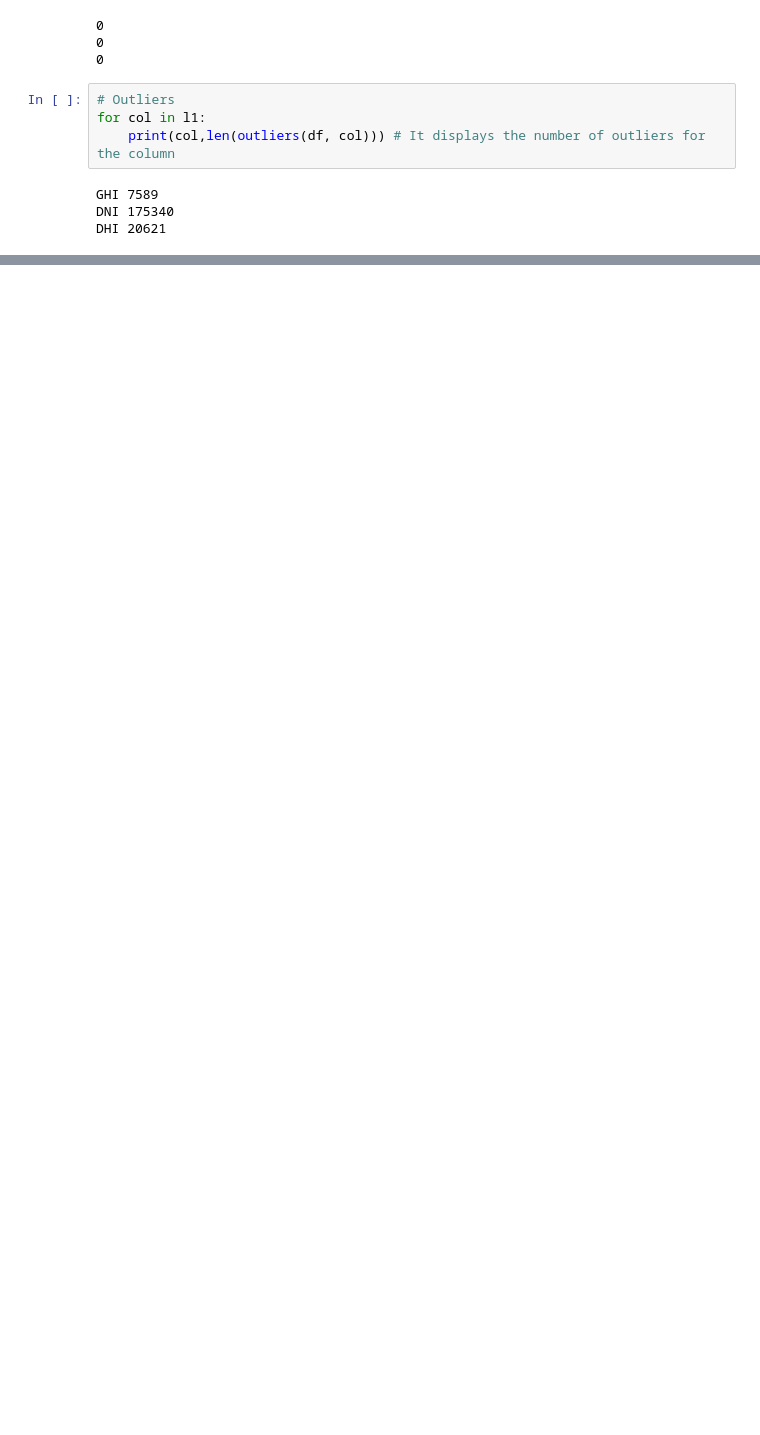
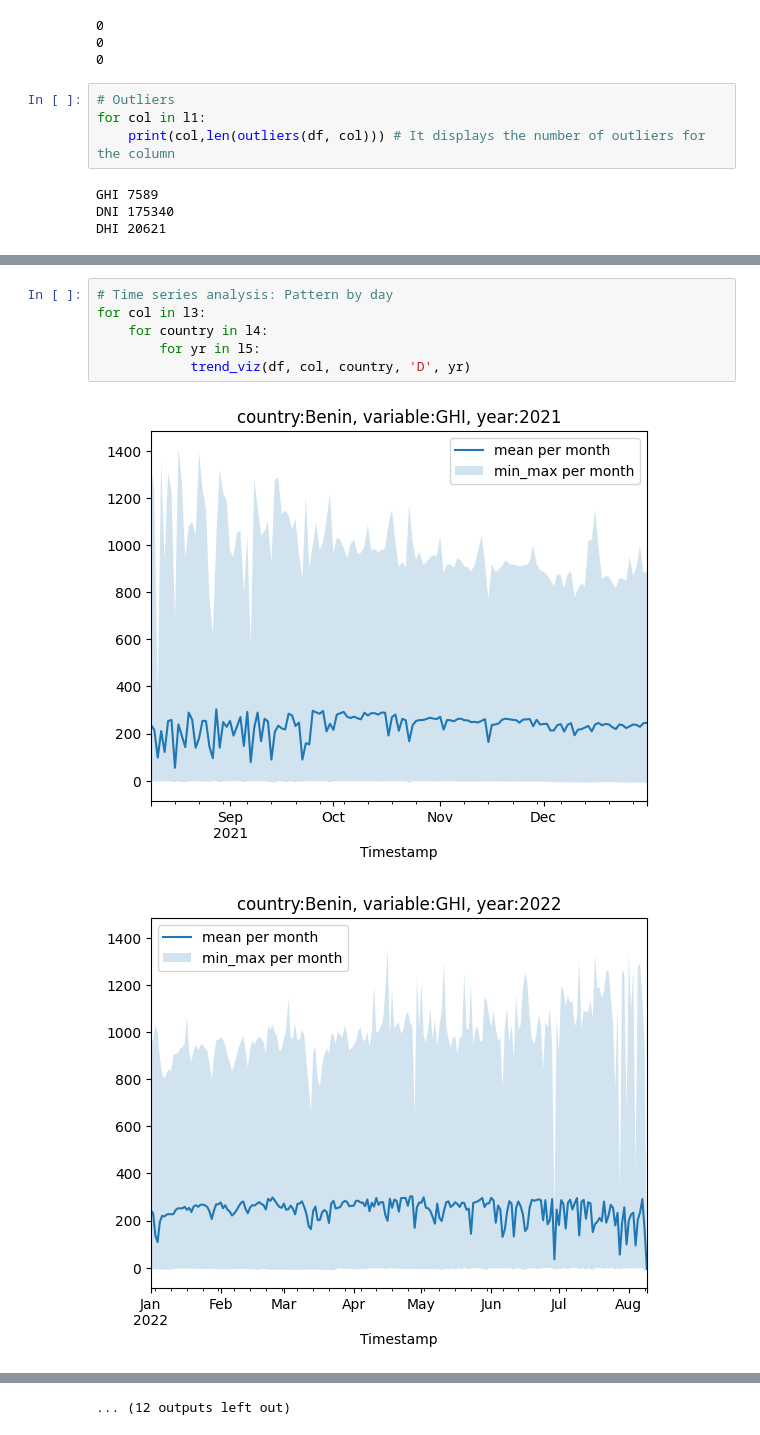
Before and after one commit to Cabrel17/Solar_radiation_analysis, a Jupyter notebook: notebooks/exploration.ipynb, the cells around one changed output, grey strips where cells are left out. Saved outputs shown, nothing was run; the diff lists cells and outputs as text; blank space fills up the shorter version.

```diff
--- a/notebooks/exploration.ipynb
+++ b/notebooks/exploration.ipynb
@@ -95,0 +153,9 @@ DHI 20621
+# %%
+# Time series analysis: Pattern by day
+for col in l3:
+    for country in l4:
+        for yr in l5:
+            trend_viz(df, col, country, 'D', yr)
+# %% [output]
+[figure, added]
+[figure, added]
@@ -95,0 +172 @@ DHI 20621
+... (12 outputs left out)
```
Also changed, not shown: parts of 16 cells of this notebook, 2 other files.
